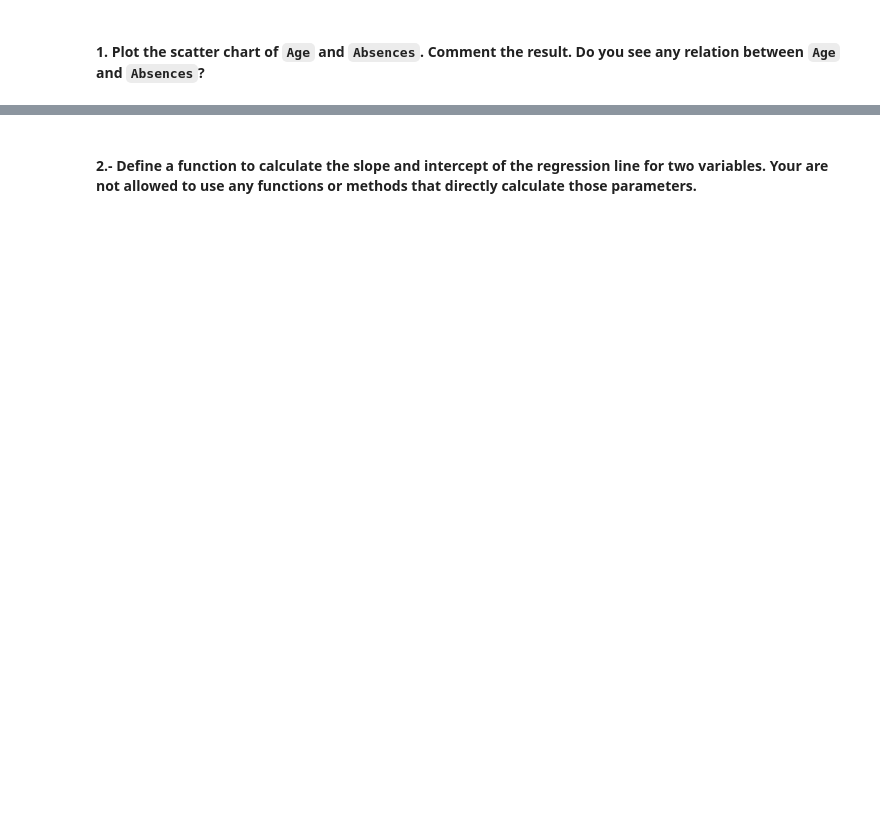
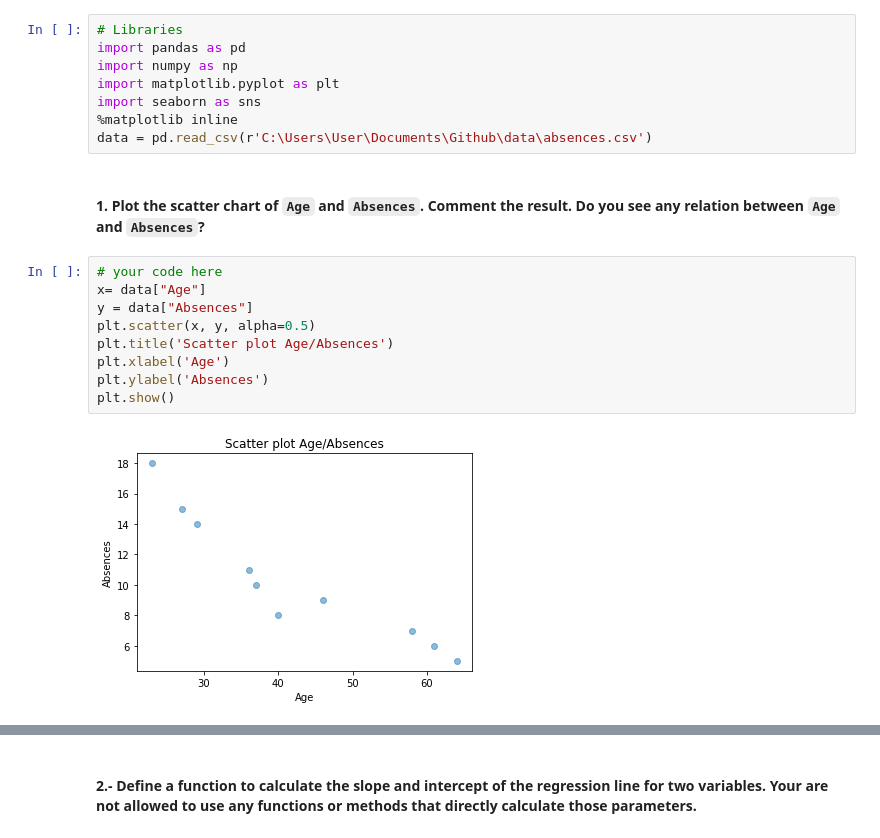
Before and after one commit to ta-data-remote/lab-linear-regression-correlation, a Jupyter notebook: your-code/mainlinear.ipynb, the cells around one changed output, grey strips where cells are left out. Cells and saved outputs as stored; diff of their text form; blank space fills up the shorter version.

```diff
--- a/your-code/main.ipynb
+++ b/your-code/mainlinear.ipynb
@@ -26,3 +24,22 @@ Import the necessary libraries to complete the lab here:
+# %%
+# Libraries
+import pandas as pd
+import numpy as np
+import matplotlib.pyplot as plt
+import seaborn as sns
+%matplotlib inline
+data = pd.read_csv(r'C:\Users\User\Documents\Github\data\absences.csv')
 # %% [markdown]
 #### 1. Plot the scatter chart of `Age` and `Absences`. Comment the result. Do you see any relation between `Age` and `Absences`?
+# %%
+# your code here
+x= data["Age"]
+y = data["Absences"]
+plt.scatter(x, y, alpha=0.5)
+plt.title('Scatter plot Age/Absences')
+plt.xlabel('Age')
+plt.ylabel('Absences')
+plt.show()
+# %% [output]
+[figure, added]
 # %%
```
Also changed, not shown: parts of 27 cells of this notebook.
